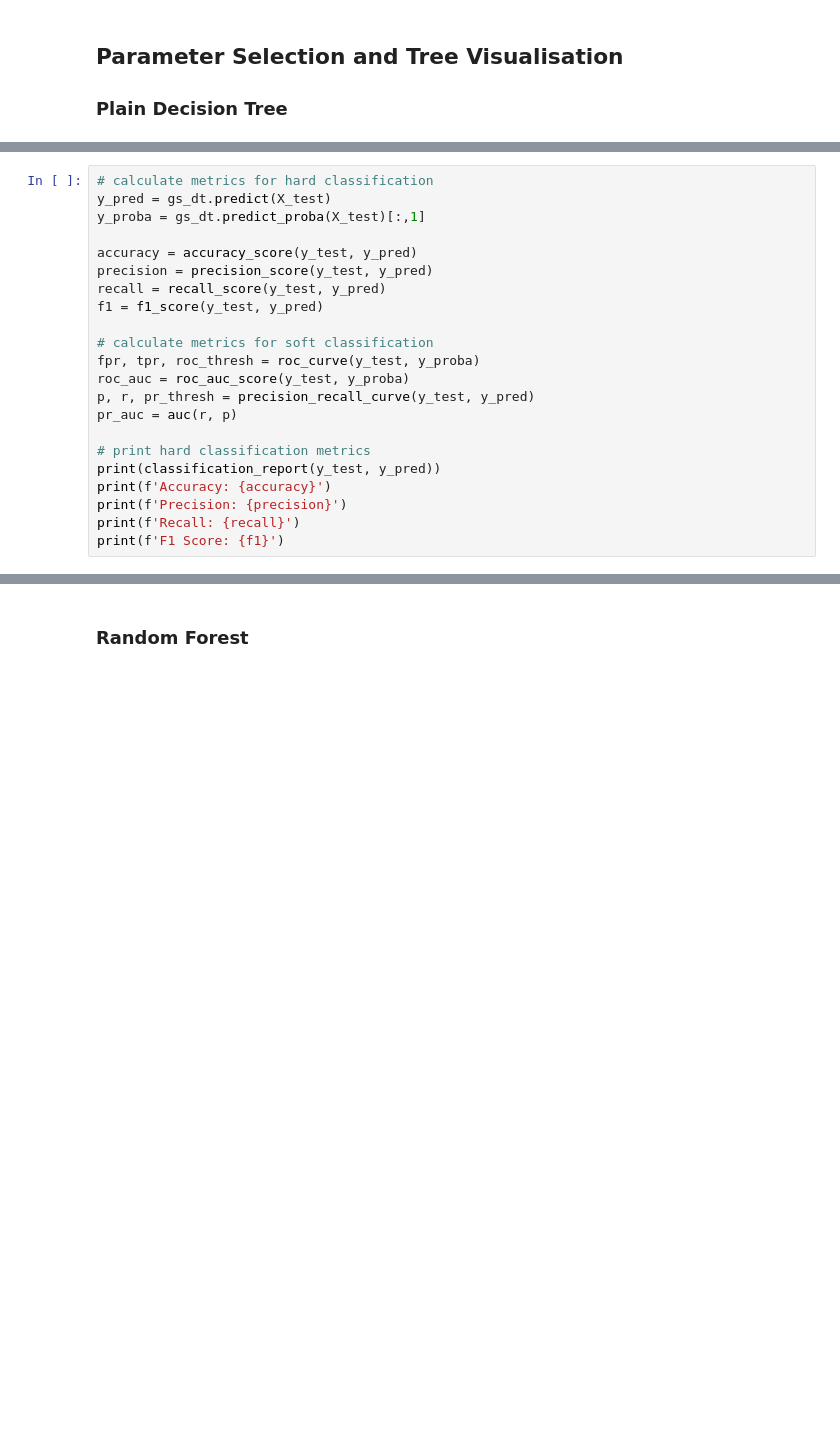
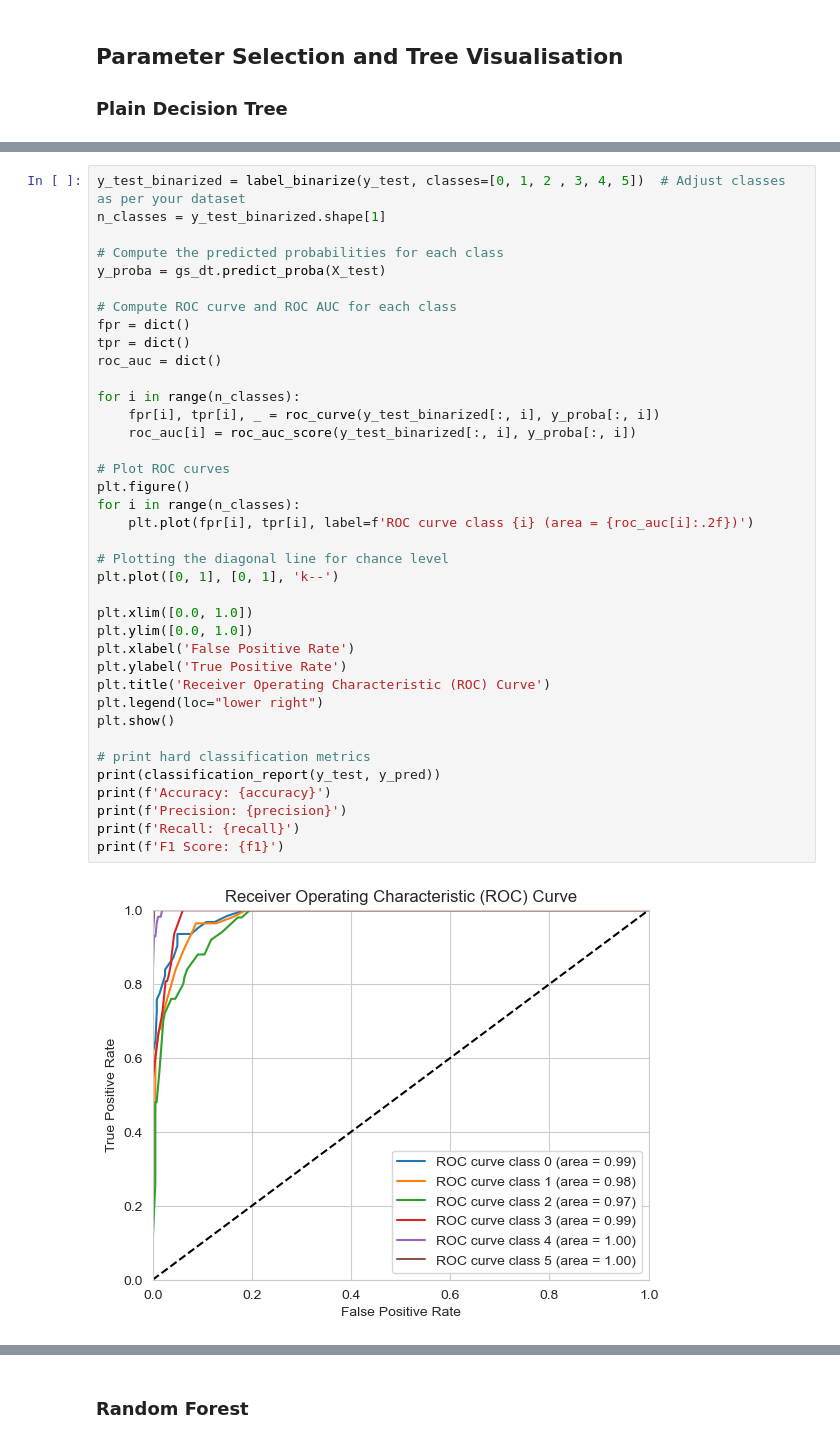
Before and after one commit to owlbemi/CS4372Assignment2, a Jupyter notebook: CS4372Assignment2.ipynb, the cells around one changed output, grey strips where cells are left out. Saved outputs shown, nothing was run; the diff lists cells and outputs as text; blank space fills up the shorter version.

Commit message:
Added ROC curves, and accuracy rates

```diff
--- a/CS4372Assignment2.ipynb
+++ b/CS4372Assignment2.ipynb
@@ -182,22 +185,40 @@ print(gs_dt.score(X_test, y_test))
 # %%
-# calculate metrics for hard classification
-y_pred = gs_dt.predict(X_test)
-y_proba = gs_dt.predict_proba(X_test)[:,1]
+y_test_binarized = label_binarize(y_test, classes=[0, 1, 2 , 3, 4, 5])  # Adjust classes as per your dataset
+n_classes = y_test_binarized.shape[1]
 
-accuracy = accuracy_score(y_test, y_pred)
-precision = precision_score(y_test, y_pred)
-recall = recall_score(y_test, y_pred)
-f1 = f1_score(y_test, y_pred)
+# Compute the predicted probabilities for each class
+y_proba = gs_dt.predict_proba(X_test)
 
-# calculate metrics for soft classification
-fpr, tpr, roc_thresh = roc_curve(y_test, y_proba)
-roc_auc = roc_auc_score(y_test, y_proba)
-p, r, pr_thresh = precision_recall_curve(y_test, y_pred)
-pr_auc = auc(r, p)
+# Compute ROC curve and ROC AUC for each class
+fpr = dict()
+tpr = dict()
+roc_auc = dict()
+
+for i in range(n_classes):
+    fpr[i], tpr[i], _ = roc_curve(y_test_binarized[:, i], y_proba[:, i])
+    roc_auc[i] = roc_auc_score(y_test_binarized[:, i], y_proba[:, i])
+
+# Plot ROC curves
+plt.figure()
+for i in range(n_classes):
+    plt.plot(fpr[i], tpr[i], label=f'ROC curve class {i} (area = {roc_auc[i]:.2f})')
+
+# Plotting the diagonal line for chance level
+plt.plot([0, 1], [0, 1], 'k--')
+
+plt.xlim([0.0, 1.0])
+plt.ylim([0.0, 1.0])
+plt.xlabel('False Positive Rate')
+plt.ylabel('True Positive Rate')
+plt.title('Receiver Operating Characteristic (ROC) Curve')
+plt.legend(loc="lower right")
+plt.show()
 
 # print hard classification metrics
 print(classification_report(y_test, y_pred))
 print(f'Accuracy: {accuracy}')
 print(f'Precision: {precision}')
 print(f'Recall: {recall}')
 print(f'F1 Score: {f1}')
+# %% [output]
+[figure, added]
```
Also changed, not shown: parts of 21 cells of this notebook.
